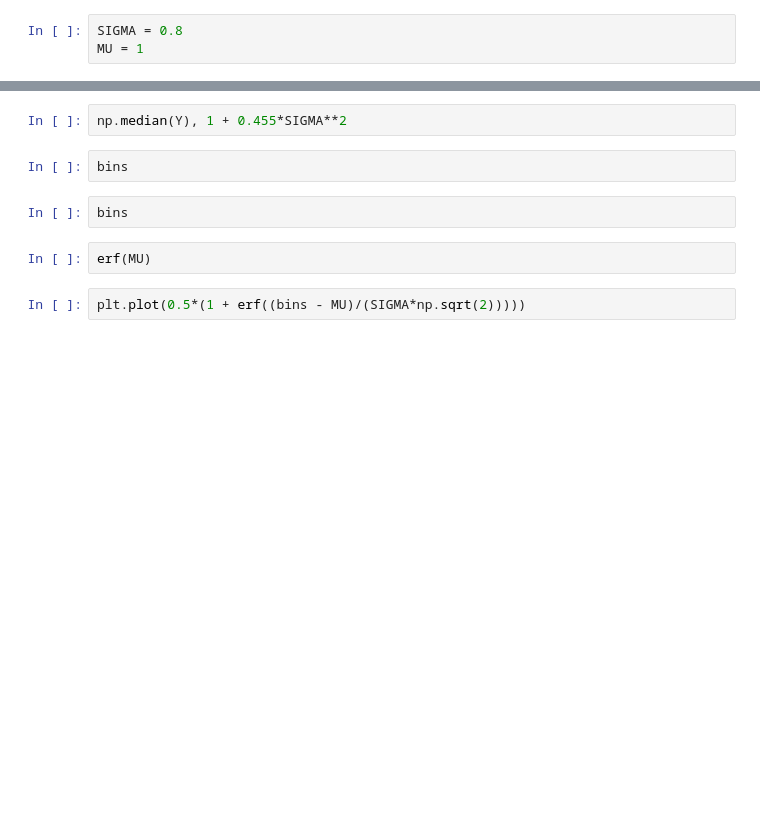
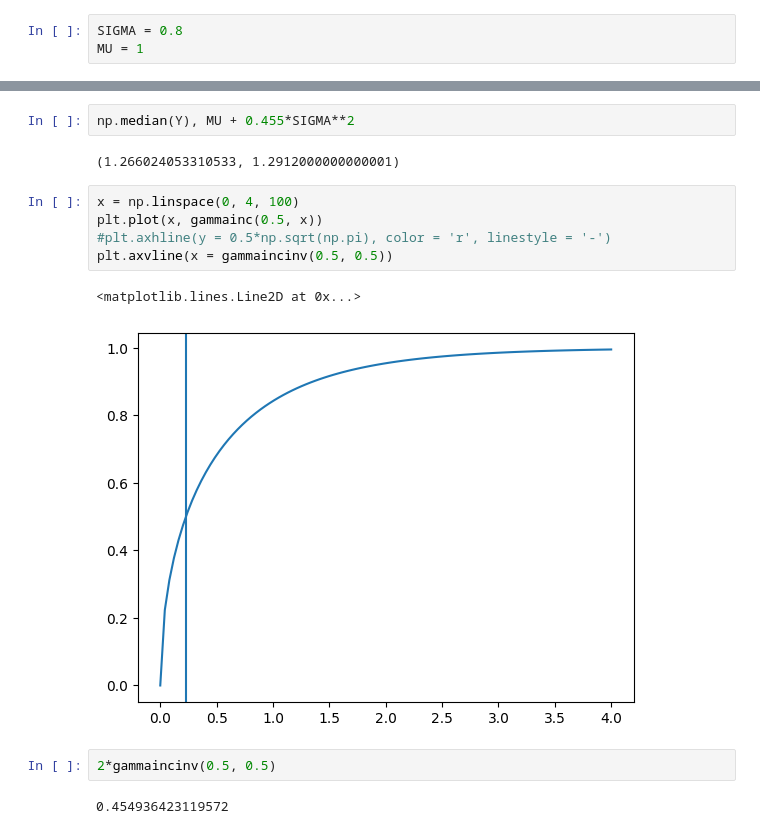
Before and after one commit to mtorabirad/MLBoost, a Jupyter notebook: Video6/RelationForMedian.ipynb, the cells around one changed output, grey strips where cells are left out. Cells and saved outputs as stored; diff of their text form; blank space fills up the shorter version.

```diff
--- a/Video6/RelationForMedian.ipynb
+++ b/Video6/RelationForMedian.ipynb
@@ -62,10 +68,16 @@ plt.plot(bins, 0.5*(1 + erf((bins - MU)/(SIGMA*np.sqrt(2)))))
 # %%
-np.median(Y), 1 + 0.455*SIGMA**2
+np.median(Y), MU + 0.455*SIGMA**2
+# %% [output]
+(1.266024053310533, 1.2912000000000001)
-# %%
-bins
-# %%
-bins
-# %%
-erf(MU)
-# %%
-plt.plot(0.5*(1 + erf((bins - MU)/(SIGMA*np.sqrt(2)))))
+# %%
+x = np.linspace(0, 4, 100)
+plt.plot(x, gammainc(0.5, x))
+#plt.axhline(y = 0.5*np.sqrt(np.pi), color = 'r', linestyle = '-')
+plt.axvline(x = gammaincinv(0.5, 0.5))
+# %% [output]
+<matplotlib.lines.Line2D at 0x...>
+[figure, added]
+# %%
+2*gammaincinv(0.5, 0.5)
+# %% [output]
+0.454936423119572
```
Also changed, not shown: parts of 7 cells of this notebook, 2 other files.
